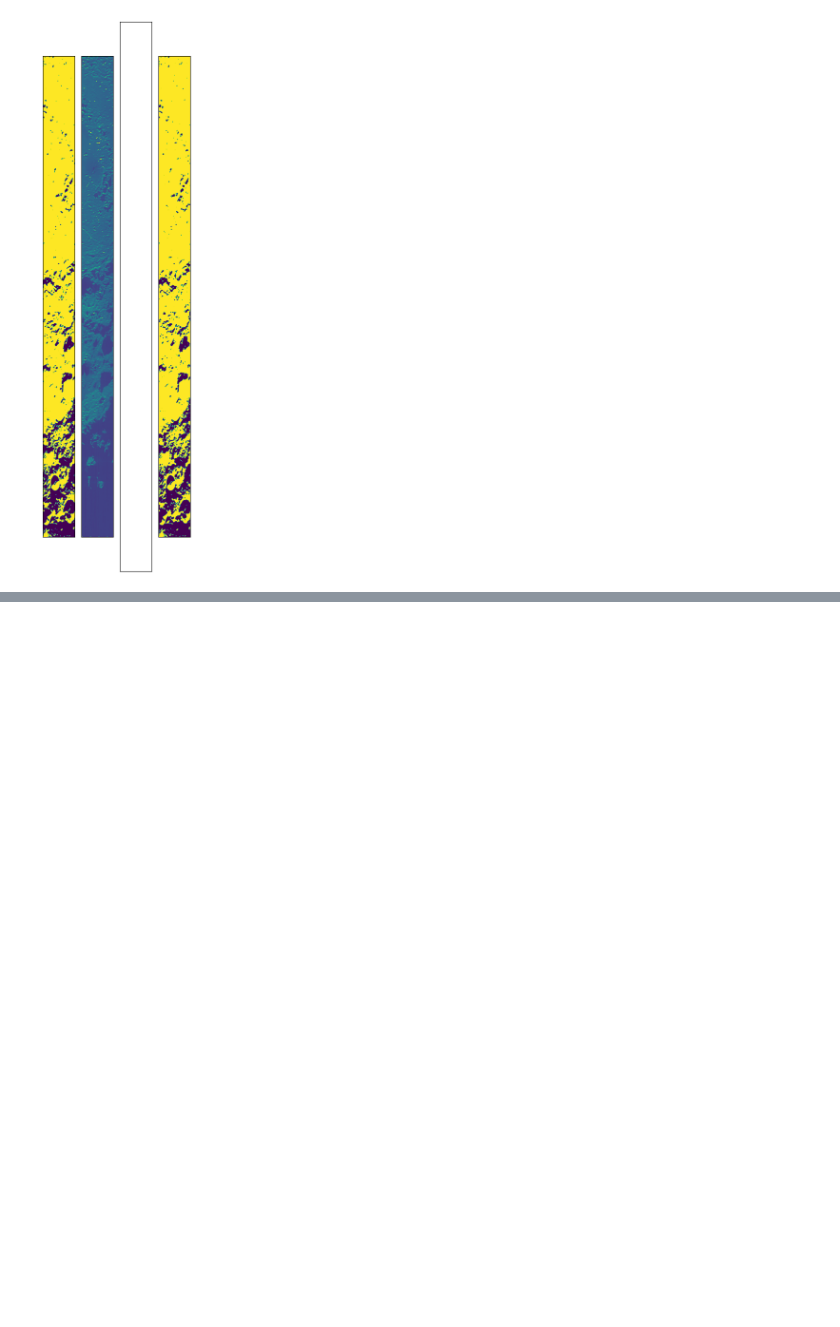
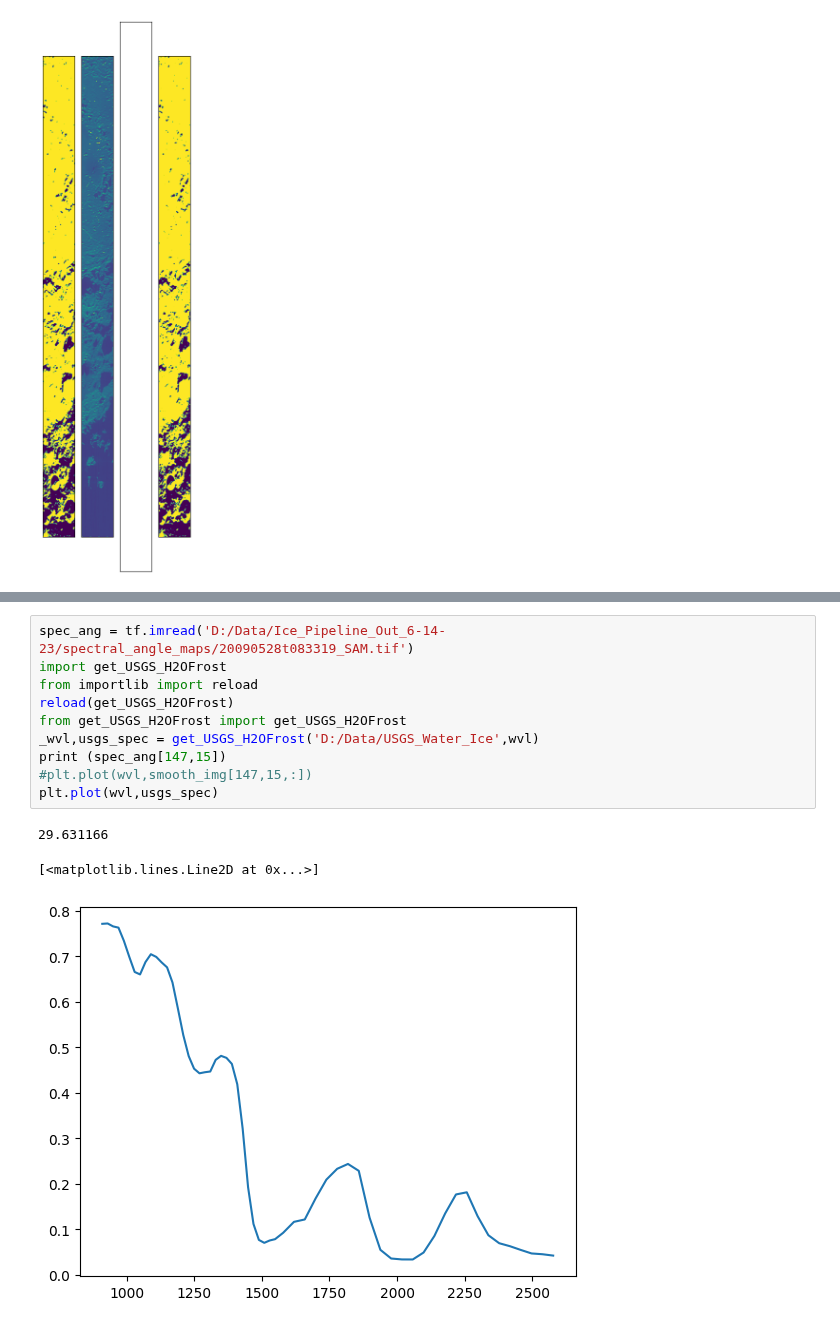
Before and after one commit to z-vig/M3_Pro, a Jupyter notebook: test.ipynb, the cells around one changed output, grey strips where cells are left out. Saved outputs shown, nothing was run; the diff lists cells and outputs as text; blank space fills up the shorter version.

```diff
--- a/test.ipynb
+++ b/test.ipynb
@@ -309,0 +430,14 @@ print (newarr.max(),newarr.min())
+# %%
+spec_ang = tf.imread('D:/Data/Ice_Pipeline_Out_6-14-23/spectral_angle_maps/20090528t083319_SAM.tif')
+import get_USGS_H2OFrost
+from importlib import reload
+reload(get_USGS_H2OFrost)
+from get_USGS_H2OFrost import get_USGS_H2OFrost
+_wvl,usgs_spec = get_USGS_H2OFrost('D:/Data/USGS_Water_Ice',wvl)
+print (spec_ang[147,15])
+#plt.plot(wvl,smooth_img[147,15,:])
+plt.plot(wvl,usgs_spec)
+# %% [output]
+29.631166
+[<matplotlib.lines.Line2D at 0x...>]
+[figure, added]
```
Also changed, not shown: parts of 11 cells of this notebook, 6 other files.
